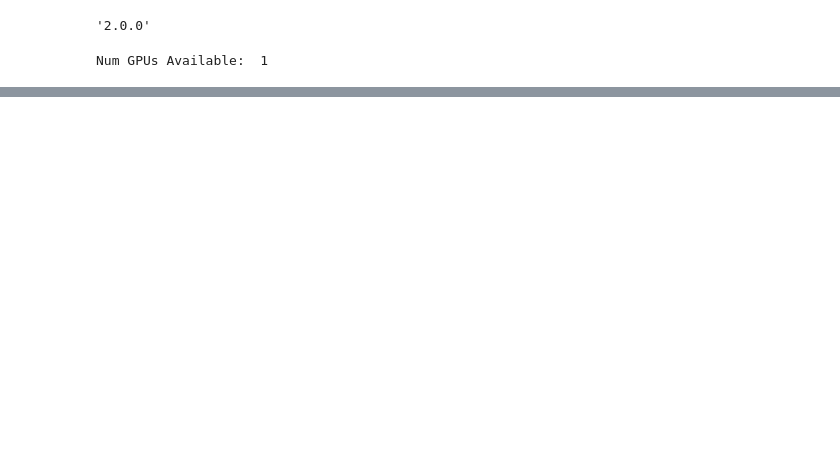
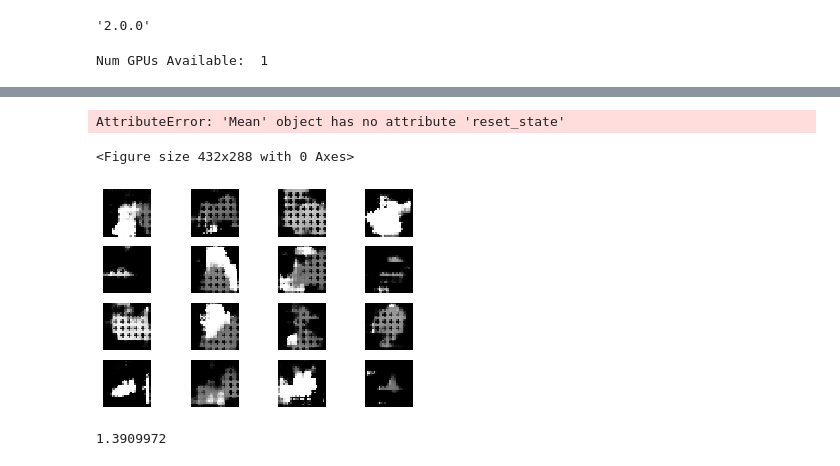
Before and after one commit to APodolskiy/tensorflow_2_examples, a Jupyter notebook: gan/Fashion-MNIST-GAN.ipynb, the cells around one changed output, grey strips where cells are left out. Drawn from its saved outputs; the diff is of its cells as text; code cells hidden in the pictures; blank space fills up the shorter version.

Commit message:
Add mean loss computation

```diff
--- a/gan/Fashion-MNIST-GAN.ipynb
+++ b/gan/Fashion-MNIST-GAN.ipynb
@@ -126,7 +126,7 @@ print("Num GPUs Available: ", len(tf.config.experimental.list_physical_devices('
 Num GPUs Available:  1
 # %%
 # Training procedure
-EPOCHS = 50
+EPOCHS = 150
 BATCH_SIZE = 32
 NOISE_DIM = 100
 
@@ -138,22 +138,31 @@ generator_optimizer = tf.keras.optimizers.Adam(1e-3)
 discriminator = get_discriminator()
 discriminator_optimizer = tf.keras.optimizers.Adam(1e-3)
 
+mean_discriminator_loss = tf.keras.metrics.Mean()
+mean_generator_loss = tf.keras.metrics.Mean()
+
 for epoch in range(EPOCHS):
+    display.clear_output(wait=True)
+    print(f"Epoch {epoch}.")
     s_time = time.time()
-    print(f"Epoch {epoch}.")
     for batch in dataset:
         generator_loss, discriminator_loss = process_batch(batch,
                                                            generator,
                                                            discriminator,
                                                            generator_optimizer,
                                                            discriminator_optimizer)
+        mean_discriminator_loss.update_state([discriminator_loss])
+        mean_generator_loss.update_state([generator_loss])
         #print(f"Generator loss: {generator_loss:.4f}. Discriminator loss: {discriminator_loss:.4f}")
     e_time = time.time()
     generated_images = generate_images(generator)
     plt.clf()
     plot_samples(generated_images)
-    display.clear_output(wait=True)
     print(f"Time elapsed: {e_time - s_time}")
+    print(f"Genrator loss: {mean_generator_loss.result().numpy()}\n" \
+          f"Discriminator loss: {mean_generator_loss.result().numpy()}")
+    mean_generator_loss.reset_state()
+    mean_discriminator_loss.reset_state()
     print("Image samples")
     display.display(plt.gcf())
 # %% [output]
@@ -161,5 +173,10 @@ Epoch 0.
+AttributeError: 'Mean' object has no attribute 'reset_state'
+<Figure size 432x288 with 0 Axes>
+[figure, added]
 # %%
 generator_loss.numpy()
+# %% [output]
+1.3909972
 # %%
 generated_images = generate_images(generator)
 plot_samples(generated_iamges)
```
Also changed, not shown: parts of 1 cell of this notebook.
